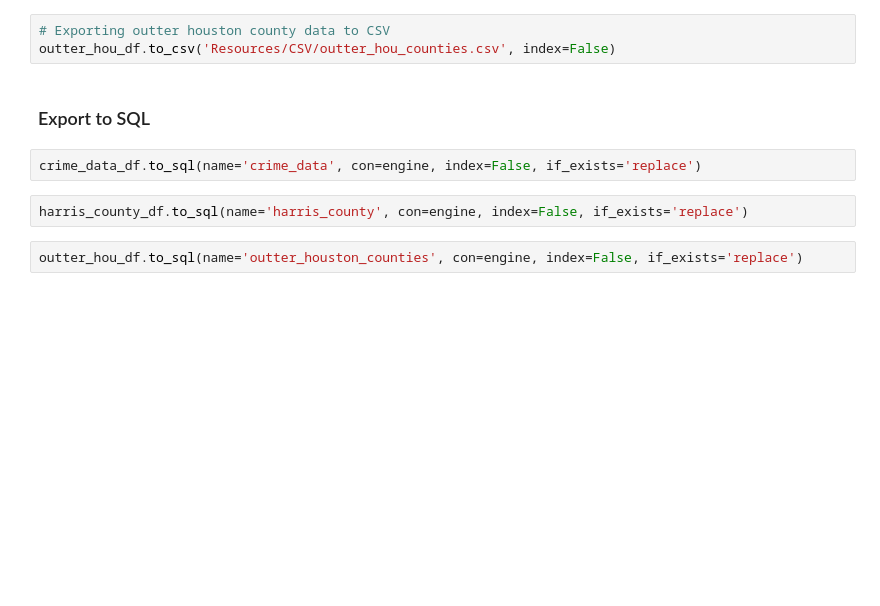
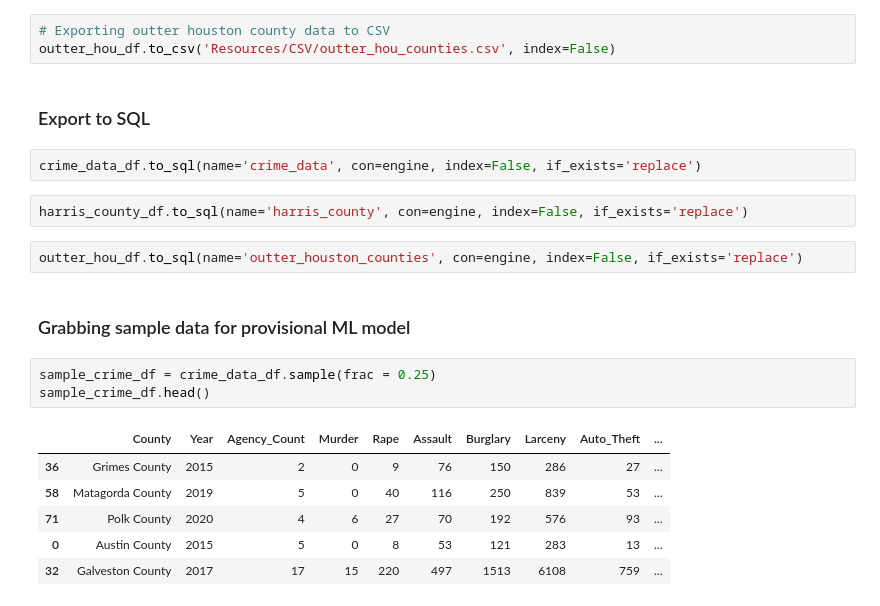
Before and after one commit to MiguelB512/Harris_Crime_Trends, a Jupyter notebook: Crime_Data_Analysis.ipynb, the cells around one changed output. Drawn from its saved outputs; the diff is of its cells as text; blank space fills up the shorter version.

Commit message:
Update Crime_Data_Analysis.ipynb
adding sample data grabbing for mock database

```diff
--- a/Crime_Data_Analysis.ipynb
+++ b/Crime_Data_Analysis.ipynb
@@ -570,3 +570,15 @@ crime_data_df.to_sql(name='crime_data', con=engine, index=False, if_exists='repl
 harris_county_df.to_sql(name='harris_county', con=engine, index=False, if_exists='replace')
 # %%
 outter_hou_df.to_sql(name='outter_houston_counties', con=engine, index=False, if_exists='replace')
+# %% [markdown]
+### Grabbing sample data for provisional ML model
+# %%
+sample_crime_df = crime_data_df.sample(frac = 0.25)
+sample_crime_df.head()
+# %% [output]
+|  | County | Year | Agency_Count | Murder | Rape | Assault | Burglary | Larceny | Auto_Theft | ... |
+| 36 | Grimes County | 2015 | 2 | 0 | 9 | 76 | 150 | 286 | 27 | ... |
+| 58 | Matagorda County | 2019 | 5 | 0 | 40 | 116 | 250 | 839 | 53 | ... |
+| 71 | Polk County | 2020 | 4 | 6 | 27 | 70 | 192 | 576 | 93 | ... |
+| 0 | Austin County | 2015 | 5 | 0 | 8 | 53 | 121 | 283 | 13 | ... |
+| 32 | Galveston County | 2017 | 17 | 15 | 220 | 497 | 1513 | 6108 | 759 | ... |
```
Also changed, not shown: parts of 5 cells of this notebook.
